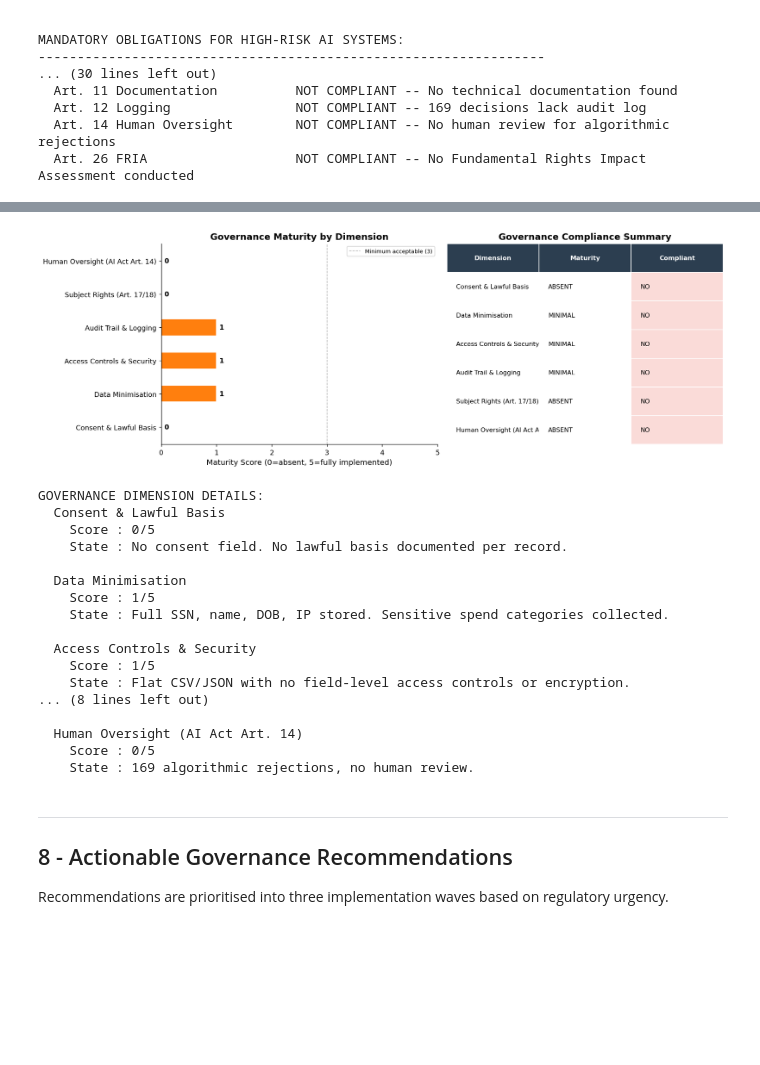
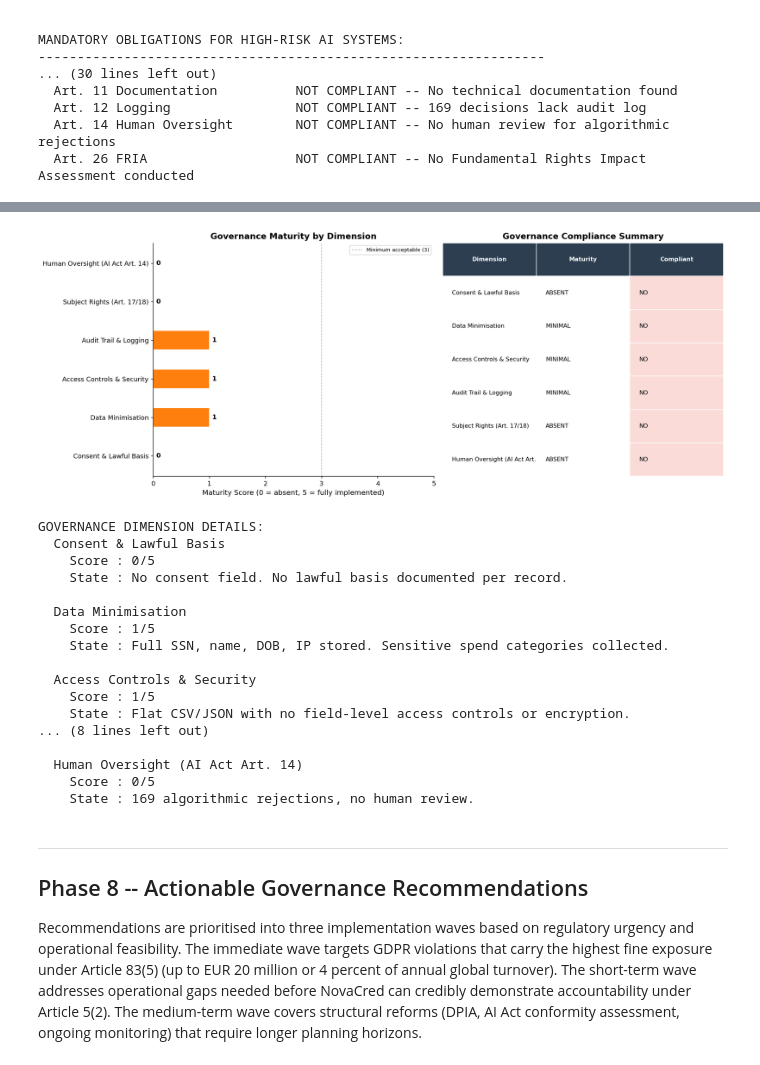
Before and after one commit to leobbaroni/Team13_DEGO_Repo, a Jupyter notebook: notebooks/03-privacy-demo.ipynb, the cells around one changed output, grey strips where cells are left out. Drawn from its saved outputs; the diff is of its cells as text; code cells hidden in the pictures; blank space fills up the shorter version.

```diff
--- a/notebooks/03-privacy-demo.ipynb
+++ b/notebooks/03-privacy-demo.ipynb
@@ -202,17 +199,34 @@ df_risk['Level'] = pd.cut(df_risk['Risk Score'],
     bins=[0, 8, 14, 19, 26],
     labels=['Low', 'Medium', 'High', 'Critical'])
 
-fig, axes = plt.subplots(1, 2, figsize=(14, 5))
+fig, axes = plt.subplots(1, 2, figsize=(16, 7))
 
-# Scatter risk matrix
+# Scatter risk matrix -- with manual offsets to avoid label overlap
 ax = axes[0]
+
+# Define per-field annotation offsets so labels do not collide
+label_offsets = {
+    'SSN':                  (8, -12),
+    'Healthcare Spending':  (-130, 8),
+    'Gender':               (8, -12),
+    'Adult Entmt Spending': (8, 8),
+    'Full Name':            (-70, -14),
+    'Email':                (8, 8),
+    'Date of Birth':        (8, -12),
+    'Gambling Spending':    (8, -12),
+    'IP Address':           (-80, 8),
+    'ZIP Code':             (8, 5),
+}
+
 for _, row in df_risk.iterrows():
     c = cmap[row['Level']]
     ax.scatter(row['Likelihood'], row['Impact'],
-               s=row['Risk Score']*28, color=c, alpha=0.85,
+               s=row['Risk Score'] * 28, color=c, alpha=0.85,
                edgecolors='white', linewidth=1.2, zorder=3)
+    offset = label_offsets.get(row['Field'], (8, 5))
     ax.annotate(row['Field'], (row['Likelihood'], row['Impact']),
-                textcoords='offset points', xytext=(7, 4), fontsize=8)
+                textcoords='offset points', xytext=offset, fontsize=7.5)
+
 ax.axhline(3.5, color='grey', lw=0.8, ls='--', alpha=0.5)
 ax.axvline(3.5, color='grey', lw=0.8, ls='--', alpha=0.5)
 ax.set_xlim(1.5, 5.8); ax.set_ylim(1.5, 5.8)
@@ -231,14 +245,14 @@ ax2.set_xlabel('Risk Score (Likelihood x Impact)')
 ax2.set_title('PII Fields Ranked by Privacy Risk', fontweight='bold')
 ax2.set_xlim(0, 30)
 for bar, score in zip(bars, df_s['Risk Score']):
-    ax2.text(score + 0.4, bar.get_y() + bar.get_height()/2,
+    ax2.text(score + 0.4, bar.get_y() + bar.get_height() / 2,
              str(score), va='center', fontsize=9, fontweight='bold')
 ax2.axvline(20, color='red', lw=1.2, ls='--', alpha=0.6, label='Critical threshold (20)')
 ax2.legend(fontsize=8)
 
 plt.suptitle('NovaCred -- PII Privacy Risk Assessment', fontsize=14, fontweight='bold', y=1.01)
 plt.tight_layout()
-plt.savefig('privacy_risk_heatmap.png', bbox_inches='tight')
+plt.savefig('../reports/privacy_risk_heatmap.png', bbox_inches='tight')
 plt.show()
 
 critical = df_risk[df_risk['Risk Score'] >= 20]['Field'].tolist()
@@ -669,53 +709,54 @@ governance_dims = {
 dims   = list(governance_dims.keys())
 scores = [v[1] for v in governance_dims.values()]
 
-fig, axes = plt.subplots(1, 2, figsize=(14, 5))
+fig, axes = plt.subplots(1, 2, figsize=(15, 6))
 
 # Maturity bar
 ax = axes[0]
 bar_c = ['#d62728' if s == 0 else '#ff7f0e' if s == 1 else '#2ca02c' for s in scores]
 bars = ax.barh(dims, scores, color=bar_c, edgecolor='white', height=0.5)
 ax.set_xlim(0, 5)
-ax.set_xlabel('Maturity Score (0=absent, 5=fully implemented)')
+ax.set_xlabel('Maturity Score (0 = absent, 5 = fully implemented)')
 ax.set_title('Governance Maturity by Dimension', fontweight='bold')
 ax.axvline(3, color='grey', ls='--', lw=0.9, alpha=0.6, label='Minimum acceptable (3)')
 ax.legend(fontsize=8)
 for bar, s in zip(bars, scores):
-    ax.text(s + 0.05, bar.get_y() + bar.get_height()/2,
+    ax.text(s + 0.05, bar.get_y() + bar.get_height() / 2,
             str(s), va='center', fontsize=10, fontweight='bold')
 
 # Summary text table
 ax2 = axes[1]
 ax2.axis('off')
-table_data = [[d[:35], 'ABSENT' if s==0 else 'MINIMAL' if s==1 else 'ADEQUATE',
+table_data = [[d[:35], 'ABSENT' if s == 0 else 'MINIMAL' if s == 1 else 'ADEQUATE',
                'NO' if s < 3 else 'YES']
               for d, (_, s) in governance_dims.items()]
 col_labels = ['Dimension', 'Maturity', 'Compliant']
 table = ax2.table(cellText=table_data, colLabels=col_labels,
                   cellLoc='left', loc='center', bbox=[0, 0, 1, 1])
-table.auto_set_font_size(False); table.set_fontsize(9)
+table.auto_set_font_size(False)
+table.set_fontsize(9)
 for (row, col), cell in table.get_celld().items():
     if row == 0:
         cell.set_facecolor('#2c3e50')
         cell.set_text_props(color='white', fontweight='bold')
     elif col == 2:
-        txt = table_data[row-1][2] if row > 0 else ''
+        txt = table_data[row - 1][2] if row > 0 else ''
         cell.set_facecolor('#d5f5e3' if txt == 'YES' else '#fadbd8')
     cell.set_edgecolor('white')
 ax2.set_title('Governance Compliance Summary', fontweight='bold')
 
 plt.tight_layout()
-plt.savefig('governance_gaps.png', bbox_inches='tight')
+plt.savefig('../reports/governance_gaps.png', bbox_inches='tight')
 plt.show()
 
 print('\nGOVERNANCE DIMENSION DETAILS:')
 for dim, (state, score) in governance_dims.items():
     print(f'  {dim}')
     print(f'    Score : {score}/5')
     print(f'    State : {state}')
     print()
 # %% [output]
-[figure, old version]
+[figure, new version]
 GOVERNANCE DIMENSION DETAILS:
   Consent & Lawful Basis
     Score : 0/5
@@ -735,9 +776,9 @@ GOVERNANCE DIMENSION DETAILS:
     State : 169 algorithmic rejections, no human review.
 # %% [markdown]
 ---
-## 8 - Actionable Governance Recommendations
+## Phase 8 -- Actionable Governance Recommendations
 
-Recommendations are prioritised into three implementation waves based on regulatory urgency.
+Recommendations are prioritised into three implementation waves based on regulatory urgency and operational feasibility. The immediate wave targets GDPR violations that carry the highest fine exposure under Article 83(5) (up to EUR 20 million or 4 percent of annual global turnover). The short-term wave addresses operational gaps needed before NovaCred can credibly demonstrate accountability under Article 5(2). The medium-term wave covers structural reforms (DPIA, AI Act conformity assessment, ongoing monitoring) that require longer planning horizons.
 # %%
 recommendations = {
     'IMMEDIATE (0-30 days)': [
```
Also changed, not shown: parts of 21 cells of this notebook, 5 other files.
